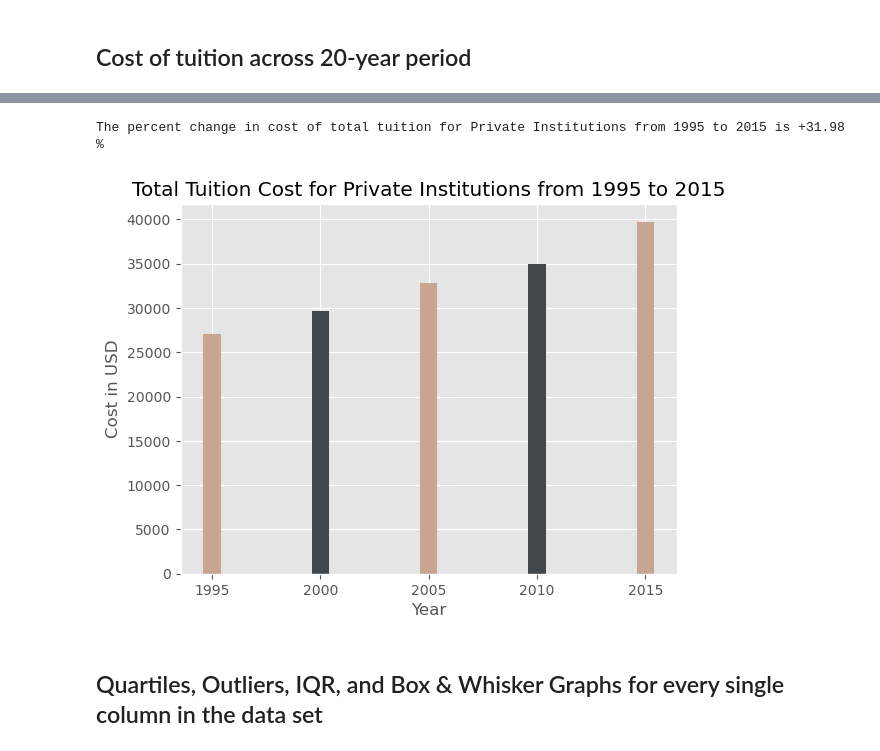
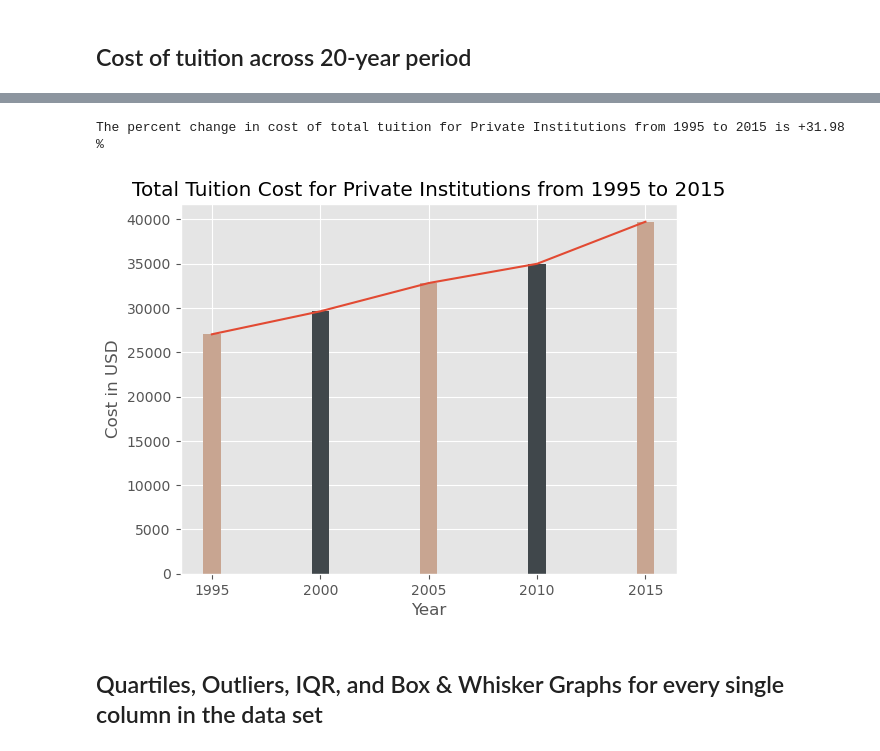
Before and after one commit to craha001/Project-1---Group-1, a Jupyter notebook: College Analysis.ipynb, the cells around one changed output, grey strips where cells are left out. Drawn from its saved outputs; the diff is of its cells as text; code cells hidden in the pictures.

```diff
--- a/College Analysis.ipynb
+++ b/College Analysis.ipynb
@@ -722,31 +722,31 @@ The percent change in cost of total tuition for Public Institutions from 1995 to
 # %%
 # Select relevant columns ('Year' and 'Private Tuition') from the tuition cost DataFrame
 priv_tuition = tuition_cost_df[['Year', 'Private Tuition']]
 
 # Filter the DataFrame to include only the years 1995, 2000, 2005, 2010, and 2015
 priv_filter = priv_tuition[priv_tuition['Year'].isin([1995, 2000, 2005, 2010, 2015])][['Year', 'Private Tuition']]
 
 # Create a bar plot to visualize the private tuition cost for the selected years
 plt.bar(priv_filter['Year'], priv_filter['Private Tuition'], color=['#c8a591ff', '#40474b'])
-
+plt.plot(priv_filter['Year'], priv_filter['Private Tuition'])
 # Set the title and labels for the x and y axes
 plt.title("Total Tuition Cost for Private Institutions from 1995 to 2015")
 plt.xlabel("Year")
 plt.ylabel("Cost in USD")
 
 # Calculate the percent change in private tuition cost from 1995 to 2015
 priv_2015 = priv_filter['Private Tuition'].max()  # Private tuition cost in 2015
 priv_1995 = priv_filter['Private Tuition'].min()  # Private tuition cost in 1995
 priv_perc_change = (priv_2015 - priv_1995) / priv_2015 * 100  # Percent change calculation
 
 # Print the percent change in private tuition cost from 1995 to 2015
 print(f"The percent change in cost of total tuition for Private Institutions from 1995 to 2015 is +{priv_perc_change:.2f} %")
 
 # Display the bar plot
 plt.show()
 # %% [output]
 The percent change in cost of total tuition for Private Institutions from 1995 to 2015 is +31.98 %
-[figure, old version]
+[figure, new version]
 # %% [markdown]
 ## Quartiles, Outliers, IQR, and Box & Whisker Graphs for every single column in the data set
 # %%
```
Also changed, not shown: parts of 2 cells of this notebook.
